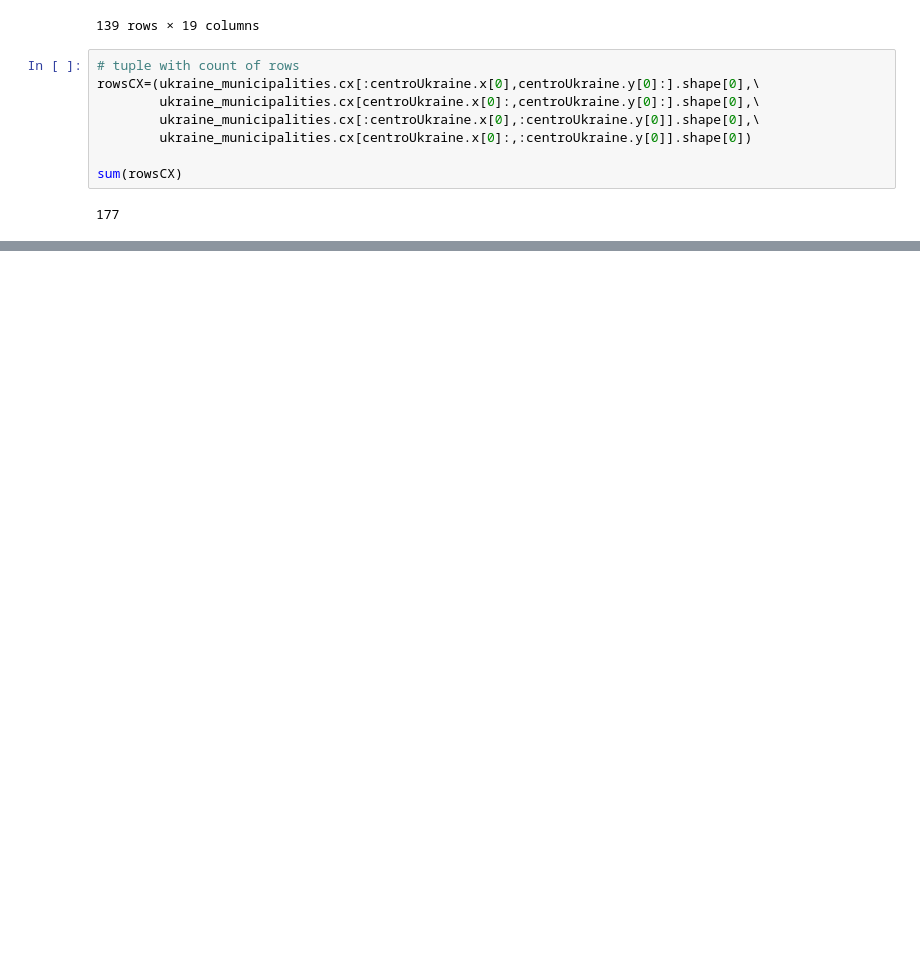
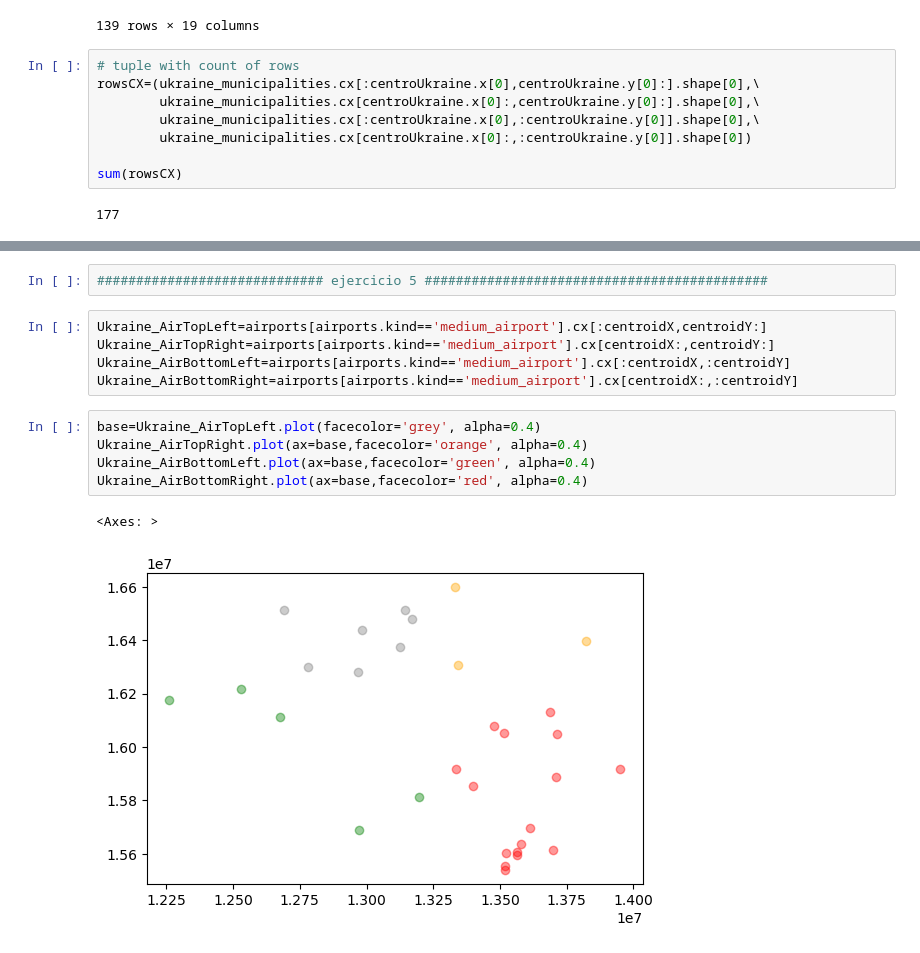
Before and after one commit to ZurinaGarcia/tareaEntregable3, a Jupyter notebook: GeoDF_Operations.ipynb, the cells around one changed output, grey strips where cells are left out. Saved outputs shown, nothing was run; the diff lists cells and outputs as text; blank space fills up the shorter version.

```diff
--- a/GeoDF_Operations.ipynb
+++ b/GeoDF_Operations.ipynb
@@ -453,0 +452,15 @@ Ukraine_bottomRight.plot(ax=base,facecolor='red', alpha=0.4)
+# %%
+############################# ejercicio 5 ############################################
+# %%
+Ukraine_AirTopLeft=airports[airports.kind=='medium_airport'].cx[:centroidX,centroidY:]
+Ukraine_AirTopRight=airports[airports.kind=='medium_airport'].cx[centroidX:,centroidY:]
+Ukraine_AirBottomLeft=airports[airports.kind=='medium_airport'].cx[:centroidX,:centroidY]
+Ukraine_AirBottomRight=airports[airports.kind=='medium_airport'].cx[centroidX:,:centroidY]
+# %%
+base=Ukraine_AirTopLeft.plot(facecolor='grey', alpha=0.4)
+Ukraine_AirTopRight.plot(ax=base,facecolor='orange', alpha=0.4)
+Ukraine_AirBottomLeft.plot(ax=base,facecolor='green', alpha=0.4)
+Ukraine_AirBottomRight.plot(ax=base,facecolor='red', alpha=0.4)
+# %% [output]
+<Axes: >
+[figure, added]
```
Also changed, not shown: parts of 17 cells of this notebook.
